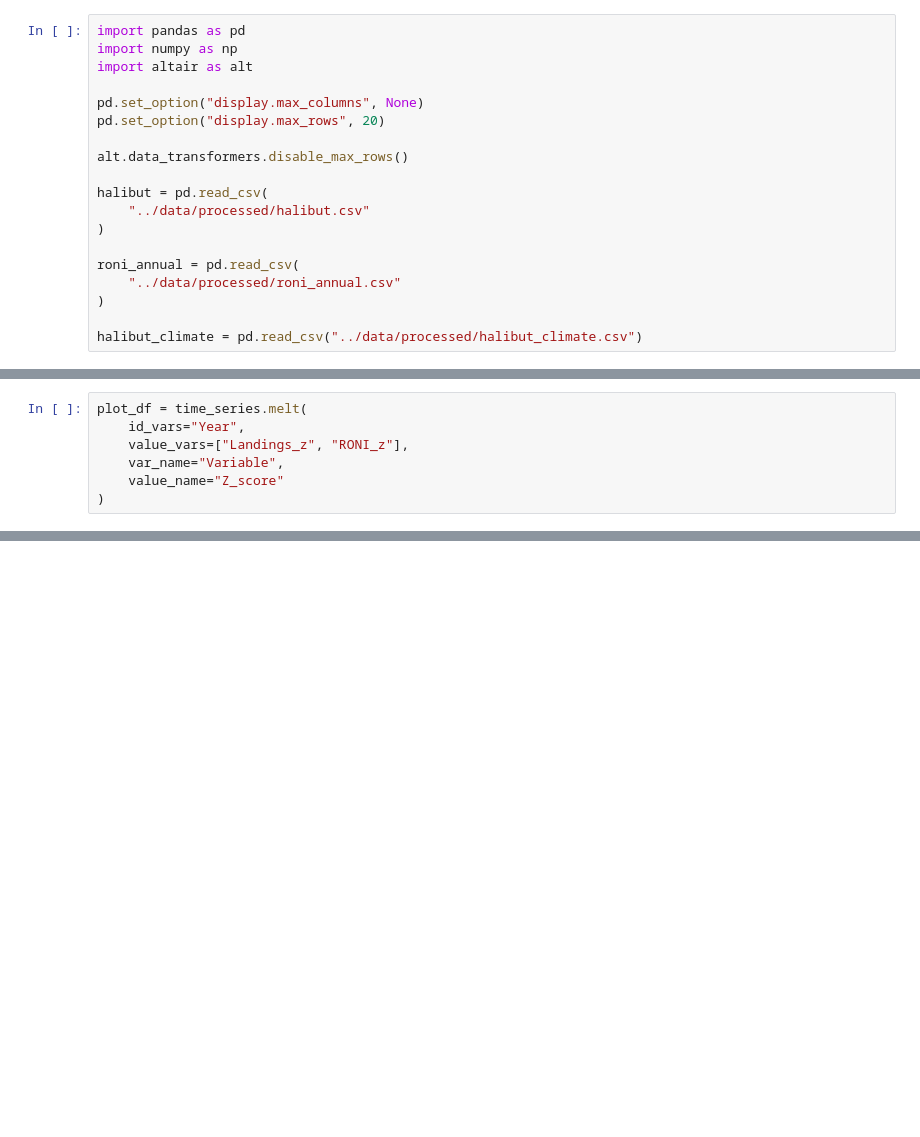
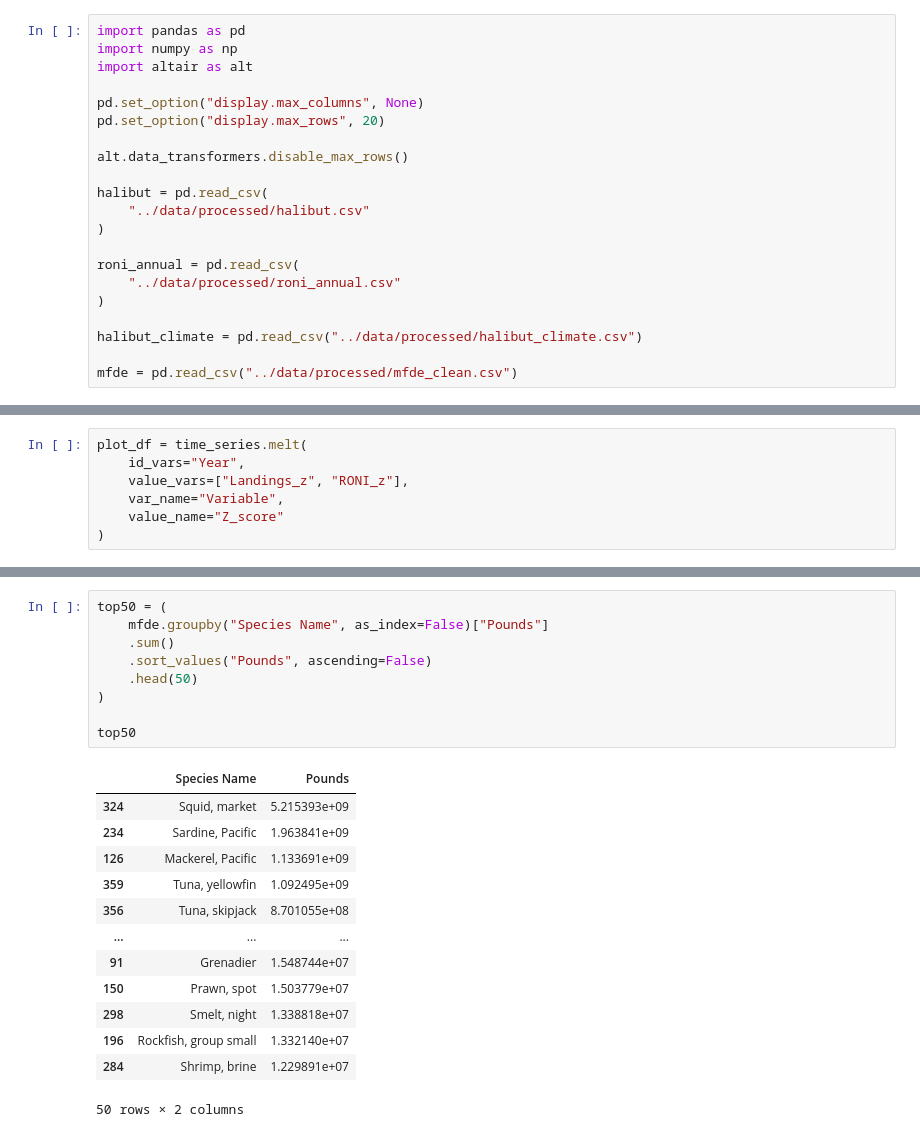
Before and after one commit to KristineLesyna/california-fisheries-climate-viz, a Jupyter notebook: Notebooks/02_Exploratory_Visualization.ipynb, the cells around one changed output, grey strips where cells are left out. Saved outputs shown, nothing was run; the diff lists cells and outputs as text; blank space fills up the shorter version.

```diff
--- a/Notebooks/02_Exploratory_Visualization.ipynb
+++ b/Notebooks/02_Exploratory_Visualization.ipynb
@@ -17,6 +27,8 @@ roni_annual = pd.read_csv(
 )
 
 halibut_climate = pd.read_csv("../data/processed/halibut_climate.csv")
+
+mfde = pd.read_csv("../data/processed/mfde_clean.csv")
 # %%
 halibut_climate.head()
 # %% [output]
@@ -272,0 +838,23 @@ The time series complements the previous statistical analyses by illustrating th
+# %%
+top50 = (
+    mfde.groupby("Species Name", as_index=False)["Pounds"]
+    .sum()
+    .sort_values("Pounds", ascending=False)
+    .head(50)
+)
+
+top50
+# %% [output]
+|  | Species Name | Pounds |
+| 324 | Squid, market | 5.215393e+09 |
+| 234 | Sardine, Pacific | 1.963841e+09 |
+| 126 | Mackerel, Pacific | 1.133691e+09 |
+| 359 | Tuna, yellowfin | 1.092495e+09 |
+| 356 | Tuna, skipjack | 8.701055e+08 |
+| ... | ... | ... |
+| 91 | Grenadier | 1.548744e+07 |
+| 150 | Prawn, spot | 1.503779e+07 |
+| 298 | Smelt, night | 1.338818e+07 |
+| 196 | Rockfish, group small | 1.332140e+07 |
+| 284 | Shrimp, brine | 1.229891e+07 |
+50 rows × 2 columns
```
Also changed, not shown: parts of 29 cells of this notebook, 8 other files.
